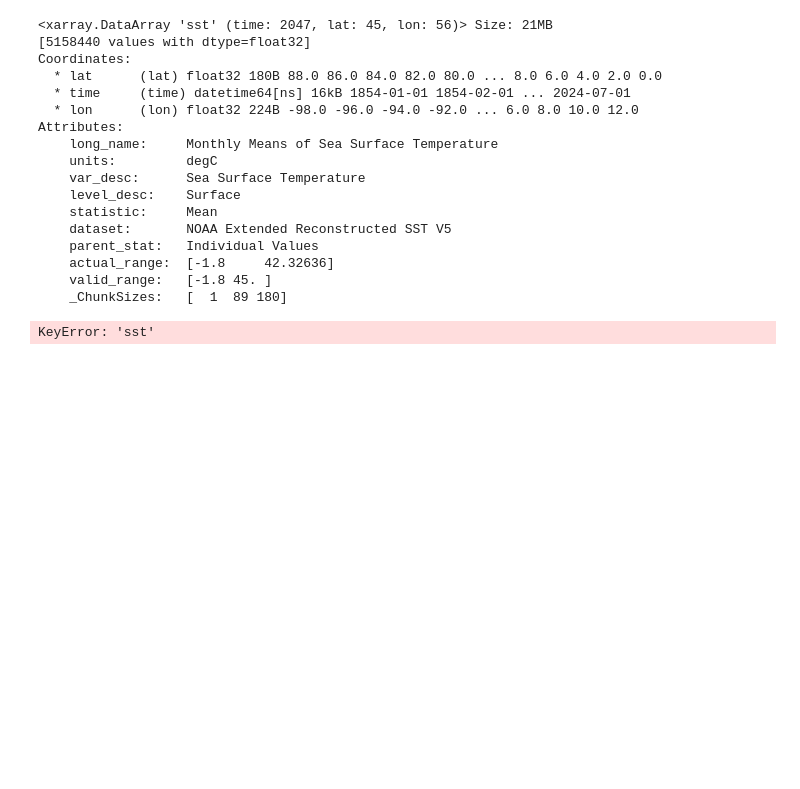
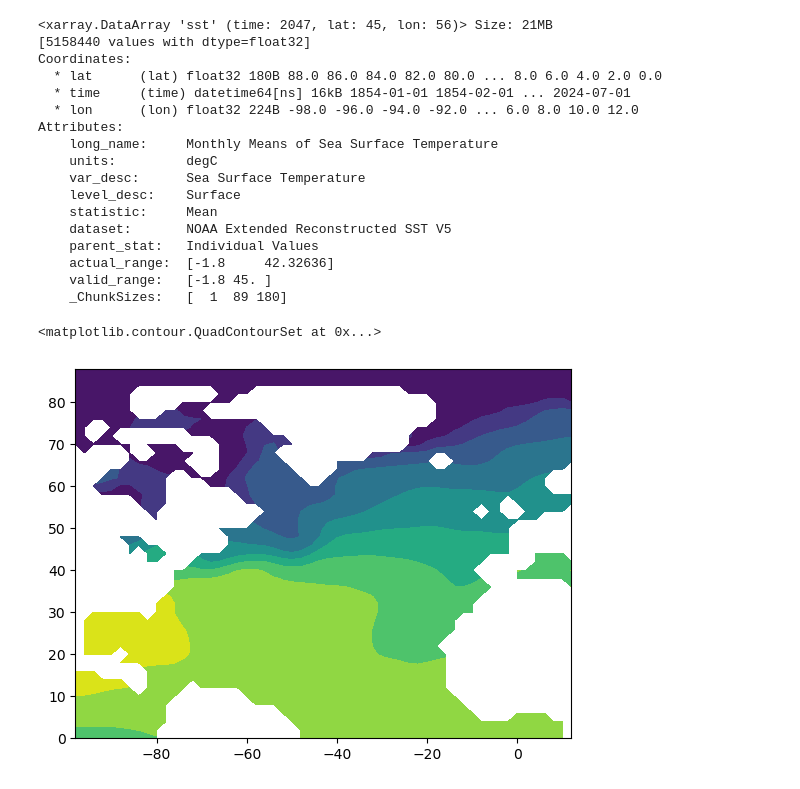
Before and after one commit to oceanhackweek/ohw24_proj_north_atlantic_variability_us, a Jupyter notebook: contributor_folders/alexfrenzel/Datavis1.ipynb, the cells around one changed output. Drawn from its saved outputs; the diff is of its cells as text; code cells hidden in the pictures; blank space fills up the shorter version.

```diff
--- a/contributor_folders/alexfrenzel/Datavis1.ipynb
+++ b/contributor_folders/alexfrenzel/Datavis1.ipynb
@@ -127,9 +129,10 @@ Attributes:
     actual_range:  [-1.8     42.32636]
     valid_range:   [-1.8 45. ]
     _ChunkSizes:   [  1  89 180]
+# %%
+plt.contourf(na_sst.lon,na_sst.lat,na_sst.isel(time=30))
+# %% [output]
+<matplotlib.contour.QuadContourSet at 0x...>
+[figure, added]
 # %%
 import pandas as pd
-# %%
-na_sst = na_sst['sst']
-# %% [output]
-KeyError: 'sst'
```
Also changed, not shown: parts of 9 cells of this notebook.
